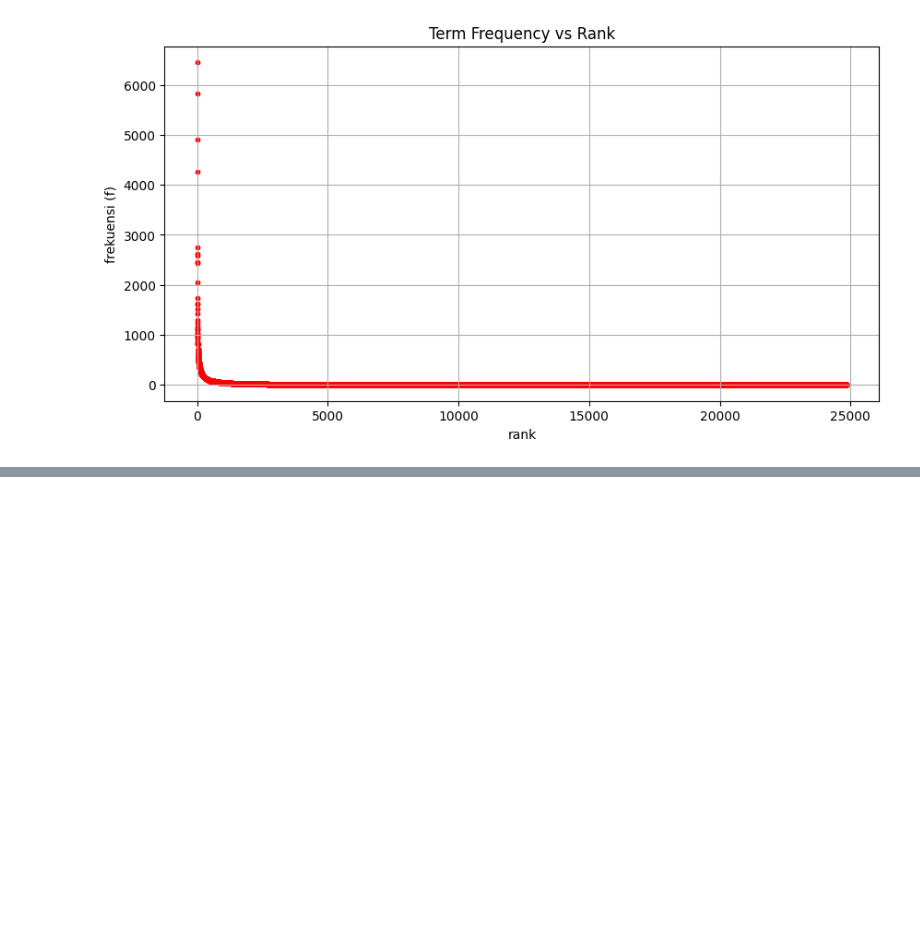
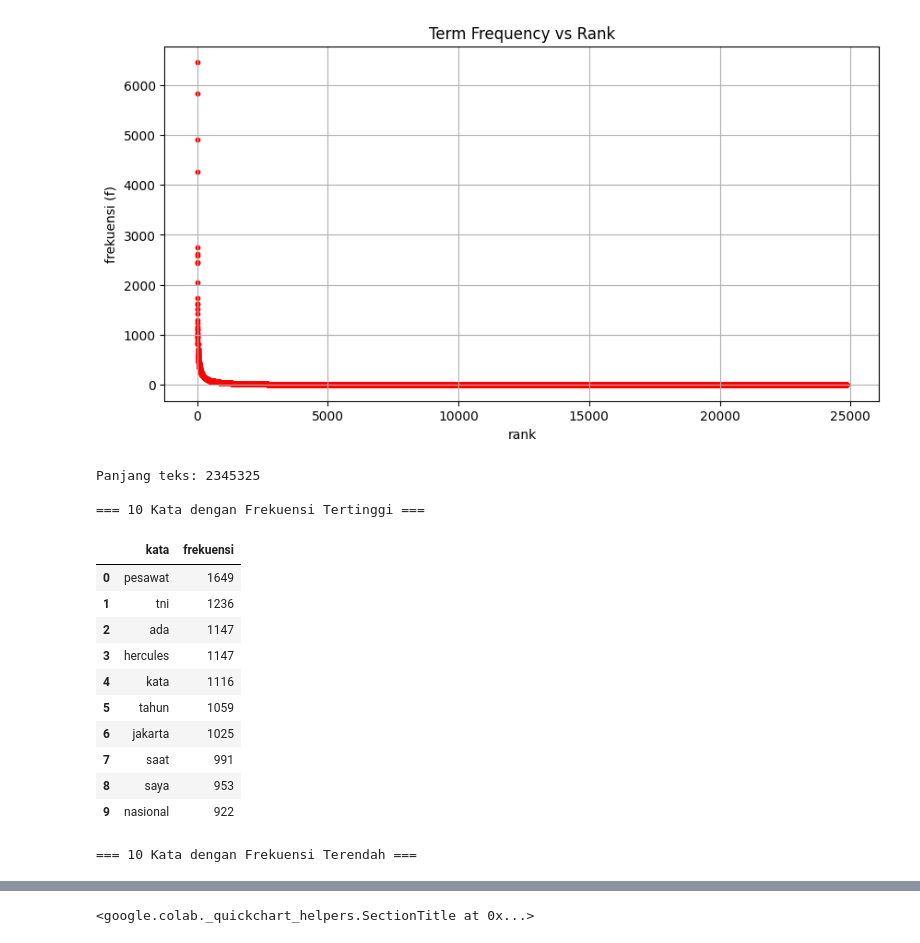
Before and after one commit to aryanibos/Information-Retrival, a Jupyter notebook: P1_IR_AryaIsnaidi.ipynb, the cells around one changed output, grey strips where cells are left out. Cells and saved outputs as stored; diff of their text form; code cells hidden in the pictures; blank space fills up the shorter version.

```diff
--- a/P1_IR_AryaIsnaidi.ipynb
+++ b/P1_IR_AryaIsnaidi.ipynb
@@ -185,3 +185,75 @@ plt.grid(True)
 plt.show()
 # %% [output]
 [figure]
+# %%
+import re, string, xml.etree.ElementTree as ET
+from collections import Counter
+import pandas as pd
+
+PATH_XML = "/content/kompas-beritaPart1.xml"
+
+# --- 1. Ekstrak semua teks (tanpa peduli struktur tag)
+def extract_all_text(path):
+    tree = ET.parse(path)
+    root = tree.getroot()
+    texts = []
+    for elem in root.iter():
+        if elem.text:
+            texts.append(elem.text)
+    return " ".join(texts)
+
+raw_text = extract_all_text(PATH_XML)
+print("Panjang teks:", len(raw_text))
+
+# --- 2. Tokenisasi
+def tokenize(text):
+    text = text.lower()
+    text = re.sub(r"http\S+|www\.\S+", " ", text)
+    text = re.sub(r"\d+", " ", text)
+    text = text.translate(str.maketrans("", "", string.punctuation))
+    tokens = re.findall(r"[a-zA-ZÀ-ÿ]+", text)
+    return tokens
+
+tokens = tokenize(raw_text)
+
+# --- 3. Bersihkan stopword
+stopwords = set("""
+yang di ke dari dan untuk pada dengan tidak ini itu atau juga karena sebagai adalah dalam para akan sudah
+belum bisa saja jadi agar namun serta oleh kepada bagi terhadap kalau ketika tanpa bahwa tersebut
+""".split())
+
+tokens_clean = [t for t in tokens if t not in stopwords and len(t) > 1]
+
+# --- 4. Hitung frekuensi
+freq = Counter(tokens_clean)
+
+# --- 5. Top 10
+top10 = freq.most_common(10)
+df_top10 = pd.DataFrame(top10, columns=["kata", "frekuensi"])
+
+# --- 6. Bottom 10
+bottom_sorted = sorted(freq.items(), key=lambda x: (x[1], x[0]))
+bottom10 = bottom_sorted[:10]
+df_bottom10 = pd.DataFrame(bottom10, columns=["kata", "frekuensi"])
+
+print("\n=== 10 Kata dengan Frekuensi Tertinggi ===")
+display(df_top10)
+
+print("\n=== 10 Kata dengan Frekuensi Terendah ===")
+display(df_bottom10)
+# %% [output]
+Panjang teks: 2345325
+
+=== 10 Kata dengan Frekuensi Tertinggi ===
+|  | kata | frekuensi |
+| 0 | pesawat | 1649 |
+| 1 | tni | 1236 |
+| 2 | ada | 1147 |
+| 3 | hercules | 1147 |
+| 4 | kata | 1116 |
+| 5 | tahun | 1059 |
+| 6 | jakarta | 1025 |
+| 7 | saat | 991 |
+| 8 | saya | 953 |
+| 9 | nasional | 922 |
+=== 10 Kata dengan Frekuensi Terendah ===
@@ -187,0 +271 @@ plt.show()
+<google.colab._quickchart_helpers.SectionTitle at 0x...>
```
Also changed, not shown: parts of 2 cells of this notebook.
